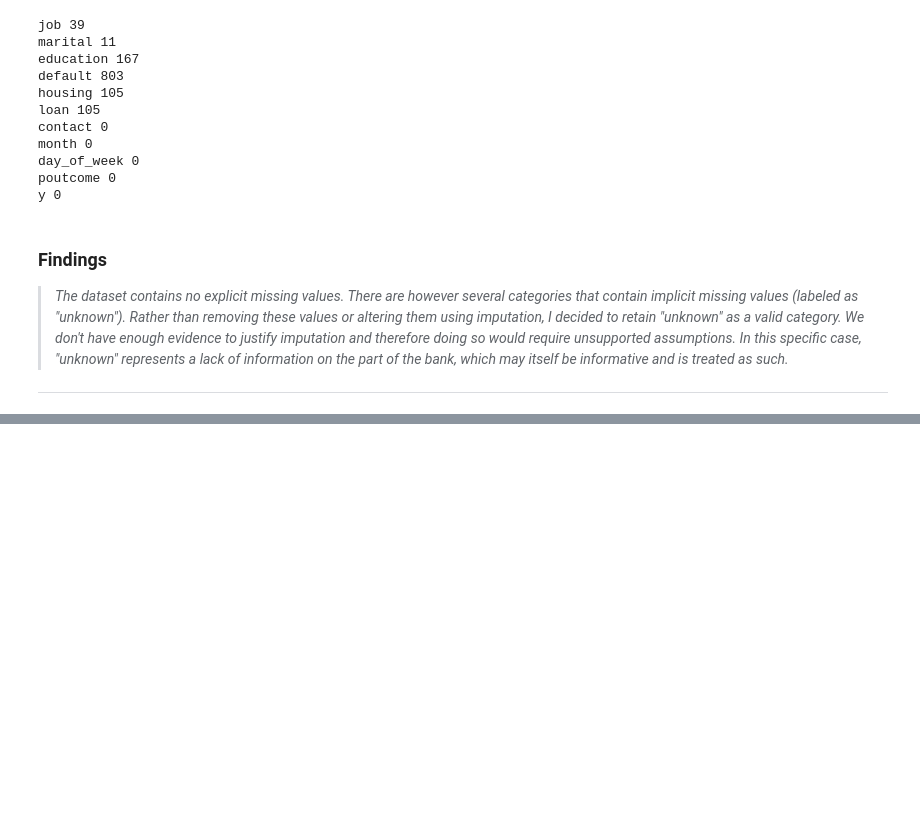
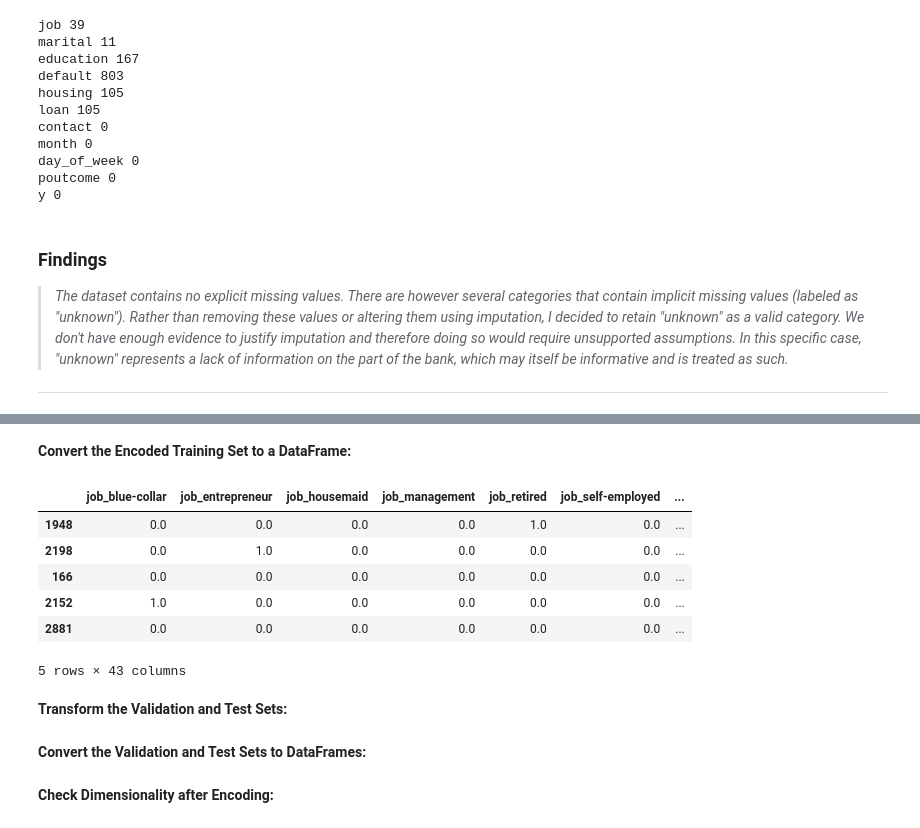
Before and after one commit to xanman04/ML-fundamentals-2026, a Jupyter notebook: assignment_1_Xander_Chen.ipynb, the cells around one changed output, grey strips where cells are left out. Drawn from its saved outputs; the diff is of its cells as text; code cells hidden in the pictures; blank space fills up the shorter version.

Commit message:
Implement Task 5: Encoding Categorical Variables

```diff
--- a/assignment_1_Xander_Chen.ipynb
+++ b/assignment_1_Xander_Chen.ipynb
@@ -378,0 +393,5 @@ y 0
+# %%
+categorical_features = x_train.select_dtypes(include="object").columns
+print("Categorical Variables:\n")
+for i in (categorical_features):
+    print(i)
@@ -378,0 +413,2 @@ y 0
+# %%
+encoder = OneHotEncoder(drop="first", handle_unknown="ignore", sparse_output=False)
@@ -378,0 +417,2 @@ y 0
+# %%
+encoder.fit(x_train[categorical_features])
@@ -378,0 +423,4 @@ y 0
+# %%
+x_train_encoded = encoder.transform(x_train[categorical_features])
+encoded_columns = encoder.get_feature_names_out(categorical_features)
+print(encoded_columns)
@@ -378,0 +440,20 @@ y 0
+# %% [markdown]
+**Convert the Encoded Training Set to a DataFrame:**
+# %%
+x_train_encoded = pd.DataFrame(
+    x_train_encoded,
+    columns=encoded_columns,
+    index=x_train.index
+)
+
+x_train_encoded.head()
+# %% [output]
+|  | job_blue-collar | job_entrepreneur | job_housemaid | job_management | job_retired | job_self-employed | ... |
+| 1948 | 0.0 | 0.0 | 0.0 | 0.0 | 1.0 | 0.0 | ... |
+| 2198 | 0.0 | 1.0 | 0.0 | 0.0 | 0.0 | 0.0 | ... |
+| 166 | 0.0 | 0.0 | 0.0 | 0.0 | 0.0 | 0.0 | ... |
+| 2152 | 1.0 | 0.0 | 0.0 | 0.0 | 0.0 | 0.0 | ... |
+| 2881 | 0.0 | 0.0 | 0.0 | 0.0 | 0.0 | 0.0 | ... |
+5 rows × 43 columns
+# %% [markdown]
+**Transform the Validation and Test Sets:**
@@ -378,0 +463,2 @@ y 0
+# %% [markdown]
+**Convert the Validation and Test Sets to DataFrames:**
@@ -378,0 +477,2 @@ y 0
+# %% [markdown]
+**Check Dimensionality after Encoding:**
```
Also changed, not shown: parts of 20 cells of this notebook.
